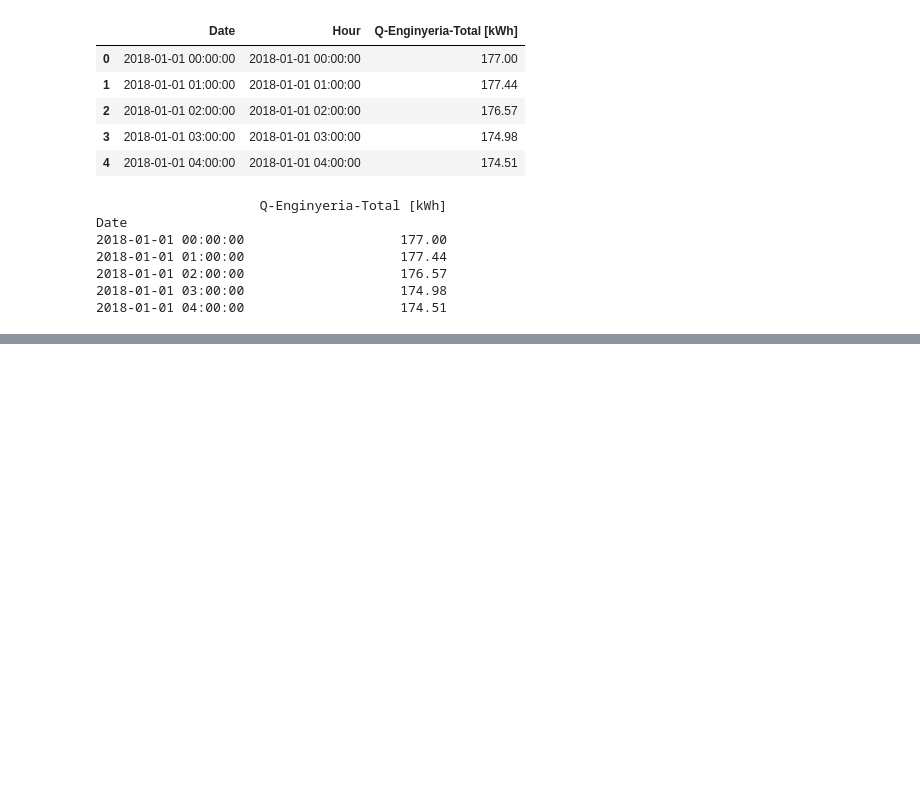
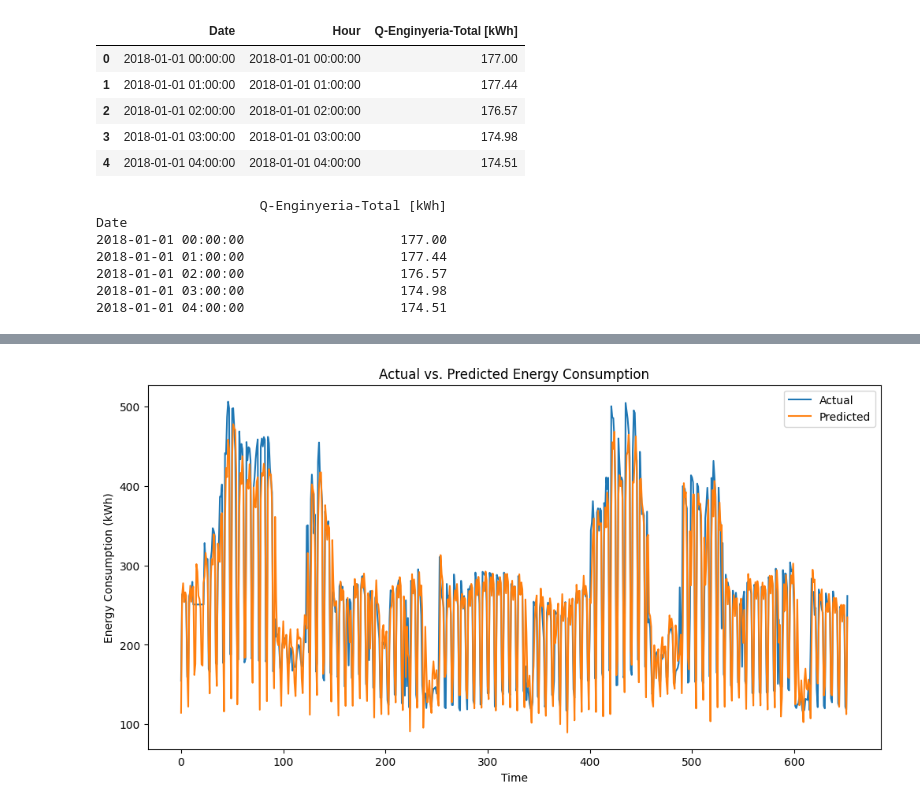
Before and after one commit to carlotacriado/UABeat, a Jupyter notebook: Consum_energia.ipynb, the cells around one changed output, grey strips where cells are left out. Cells and saved outputs as stored; diff of their text form; code cells hidden in the pictures; blank space fills up the shorter version.

```diff
--- a/Consum_energia.ipynb
+++ b/Consum_energia.ipynb
@@ -377,0 +352,12 @@ Predicted energy consumption for 2024-02-19 23:00:00 : 229.85126
+# %%
+# Reshape the data for scaling
+daily_data_scaled = scaler.fit_transform(df_daily_avg[['Q-Enginyeria-Total [kWh]']])
+
+# Optionally convert back to DataFrame for easier handling
+daily_data_scaled = pd.DataFrame(daily_data_scaled, index=df_daily_avg.index, columns=['Q-Enginyeria-Total [kWh]'])
+# %%
+look_back = 60  # use the last 24 hours to predict the next hour
+X, Y = create_dataset(daily_data_scaled.values, look_back)
+
+# Reshape input to be [samples, time steps, features]
+X = np.reshape(X, (X.shape[0], X.shape[1], 1))
@@ -377,0 +378,8 @@ Predicted energy consumption for 2024-02-19 23:00:00 : 229.85126
+# %%
+# Splitting the dataset into training and testing sets
+train_size = int(len(X) * 0.7)
+test_size = len(X) - train_size
+X_train, X_test = X[0:train_size], X[train_size:len(X)]
+Y_train, Y_test = Y[0:train_size], Y[train_size:len(Y)]
+
+daily_history = model.fit(X_train, Y_train, validation_data=(X_test, Y_test), epochs=20, batch_size=8)
@@ -377,0 +404,16 @@ Predicted energy consumption for 2024-02-19 23:00:00 : 229.85126
+# %%
+# Example of making predictions
+trainPredict = model.predict(X_train)
+testPredict = model.predict(X_test)
+
+# Inverse transformation for original scale values
+trainPredict = scaler.inverse_transform(trainPredict)
+Y_train_inv = scaler.inverse_transform([Y_train])
+testPredict = scaler.inverse_transform(testPredict)
+Y_test_inv = scaler.inverse_transform([Y_test])
+
+# Calculate RMSE
+trainScore = math.sqrt(mean_squared_error(Y_train_inv[0], trainPredict[:,0]))
+testScore = math.sqrt(mean_squared_error(Y_test_inv[0], testPredict[:,0]))
+print('Train Score: %.2f RMSE' % (trainScore))
+print('Test Score: %.2f RMSE' % (testScore))
@@ -377,0 +425,11 @@ Predicted energy consumption for 2024-02-19 23:00:00 : 229.85126
+# %%
+plt.figure(figsize=(12, 6))
+plt.plot(Y_test_inv[0], label='Actual')
+plt.plot(testPredict[:,0], label='Predicted')
+plt.xlabel('Time')
+plt.ylabel('Energy Consumption (kWh)')
+plt.title('Actual vs. Predicted Energy Consumption')
+plt.legend()
+plt.show()
+# %% [output]
+[figure, added]
```
Also changed, not shown: parts of 34 cells of this notebook.
